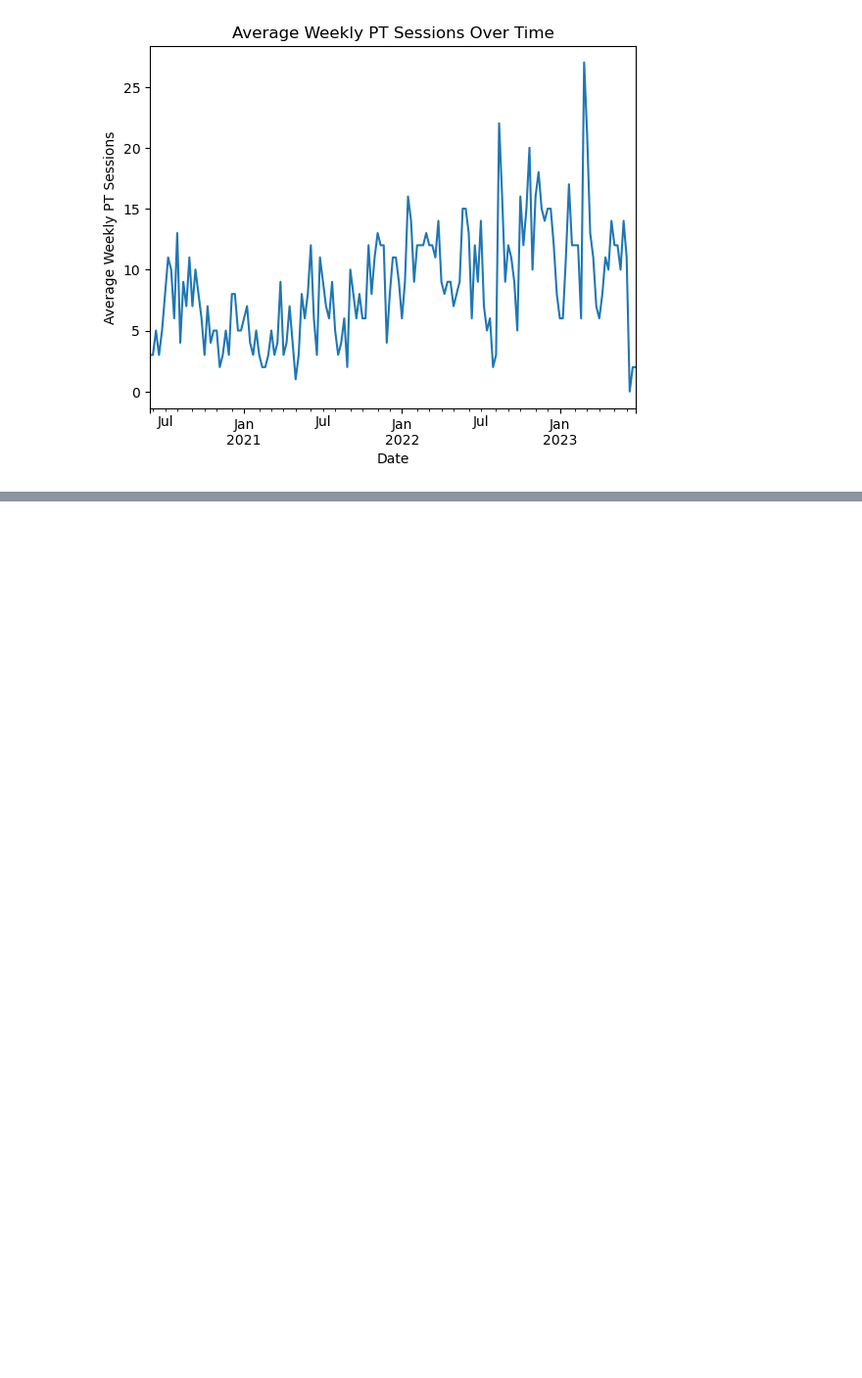
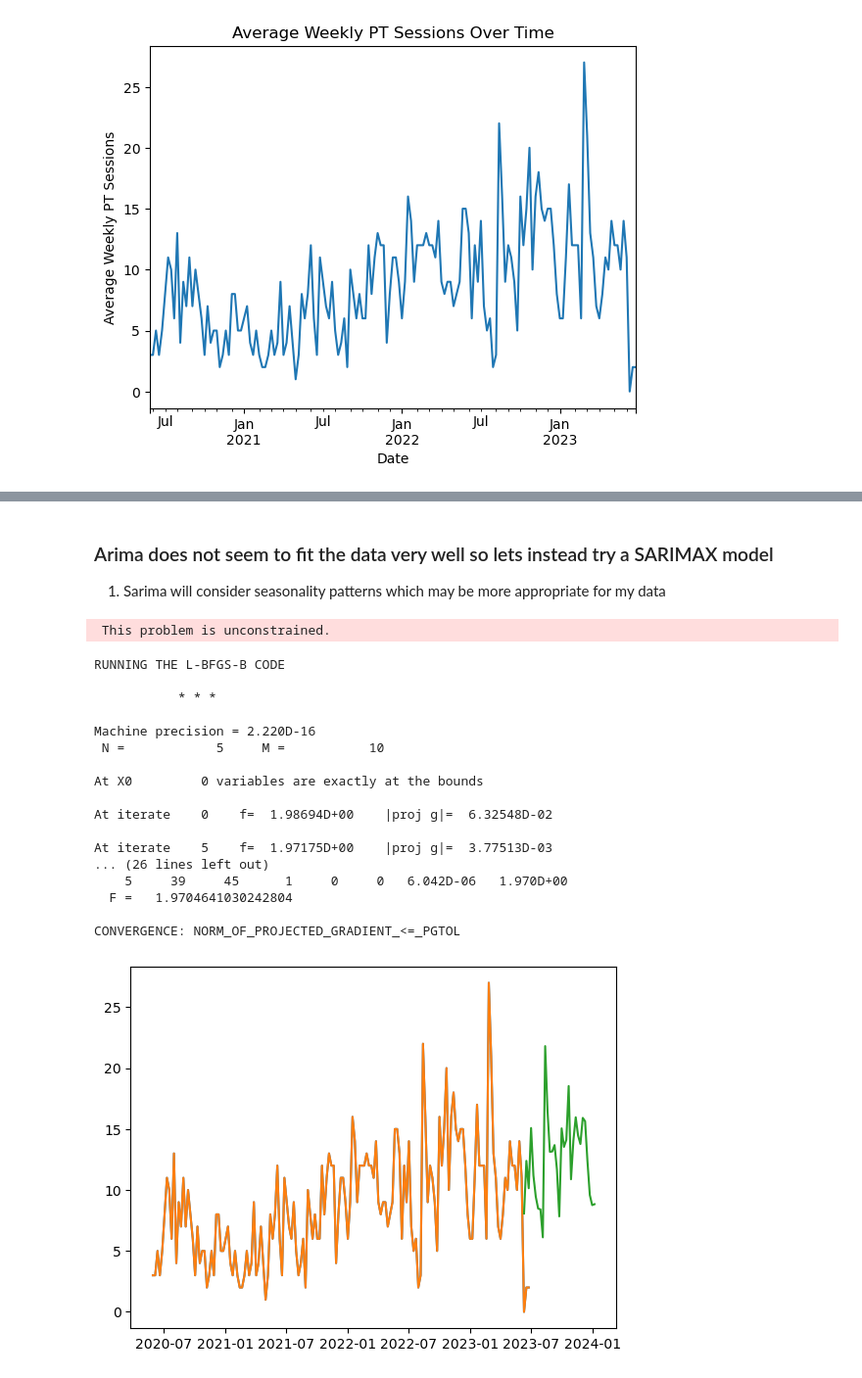
Before and after one commit to jaredap1995/JP-HPC-Data-Analysis, a Jupyter notebook: business_analysis_notebooks/income_scheduling_analysis.ipynb, the cells around one changed output, grey strips where cells are left out. Shown at 98% size. Saved outputs shown, nothing was run; the diff lists cells and outputs as text; code cells hidden in the pictures; blank space fills up the shorter version.

```diff
--- a/business_analysis_notebooks/income_scheduling_analysis.ipynb
+++ b/business_analysis_notebooks/income_scheduling_analysis.ipynb
@@ -331,0 +520,35 @@ plt.show()
+# %% [markdown]
+### Arima does not seem to fit the data very well so lets instead try a SARIMAX model
+
+1. Sarima will consider seasonality patterns which may be more appropriate for my data
+# %%
+#Using auto ARIMA parameters
+model = SARIMAX(df['summary'], order=(0, 1, 2), seasonal_order=(0, 1, 2, 52))
+model_fit = model.fit()
+
+# Make predictions
+predictions = model_fit.predict(start=len(df['summary']), end=len(df['summary']) + 30)
+
+plt.plot(df['summary'])
+plt.plot(predictions)
+plt.show()
+# %% [output]
+ This problem is unconstrained.
+RUNNING THE L-BFGS-B CODE
+
+           * * *
+
+Machine precision = 2.220D-16
+ N =            5     M =           10
+
+At X0         0 variables are exactly at the bounds
+
+At iterate    0    f=  1.98694D+00    |proj g|=  6.32548D-02
+
+At iterate    5    f=  1.97175D+00    |proj g|=  3.77513D-03
+... (26 lines left out)
+    5     39     45      1     0     0   6.042D-06   1.970D+00
+  F =   1.9704641030242804
+
+CONVERGENCE: NORM_OF_PROJECTED_GRADIENT_<=_PGTOL
+[figure, added]
```
Also changed, not shown: parts of 15 cells of this notebook, 1 other file.
